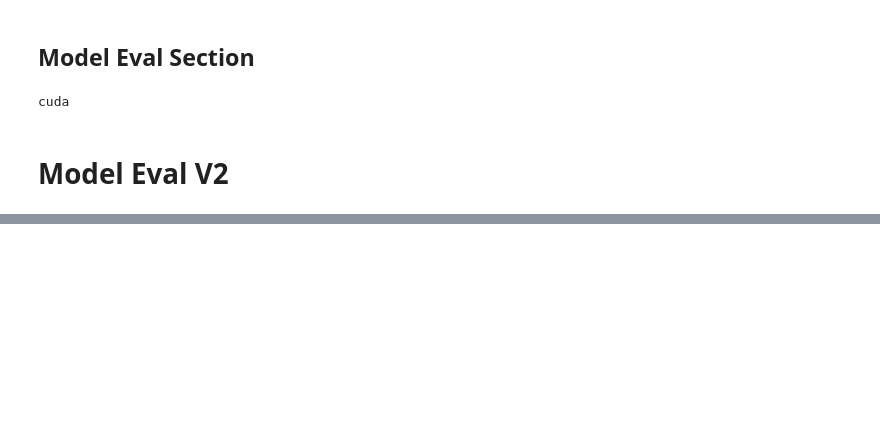
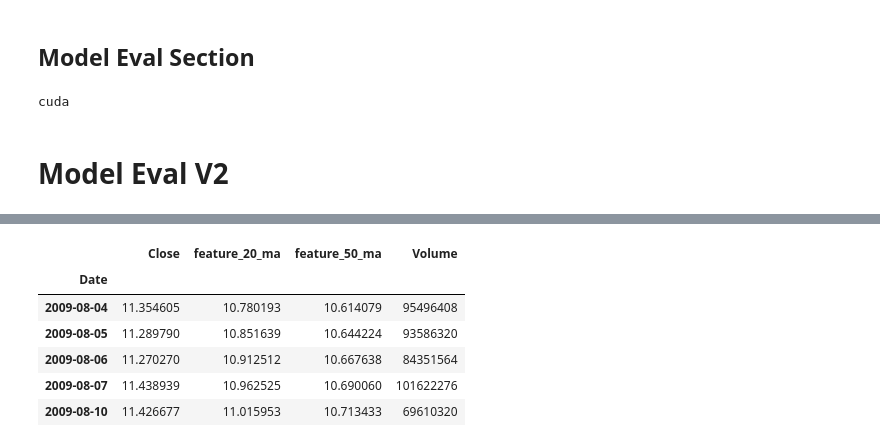
Before and after one commit to Pfannen/AI-Stock-Agent, a Jupyter notebook: notebooks/stock_agent_data.ipynb, the cells around one changed output, grey strips where cells are left out. Cells and saved outputs as stored; diff of their text form; code cells hidden in the pictures; blank space fills up the shorter version.

```diff
--- a/notebooks/stock_agent_data.ipynb
+++ b/notebooks/stock_agent_data.ipynb
@@ -434,11 +464,15 @@ def get_feature_data(data, lookback_interval, data_features: List[DataFeature]):
 
   return feature_data[removal_count:], model_labels[removal_count:]
 
-def add_features_to_data_frame(stock_data_frame, data_features: List[DataFeature]):
+def get_feature_data_frame(stock_data_frame: DataFrame, data_features: List[DataFeature]):
+  feature_data_frame = pd.DataFrame(index=stock_data_frame.index)
+  feature_data_frame = feature_data_frame.rename_axis('Date')
   cutoff = 0
   for feature in data_features:
-    cutoff = max(cutoff, feature.compute_linear_feature(stock_data_frame))
-  return cutoff
+    cur_cutoff, rows = feature.compute_linear_feature(stock_data_frame)
+    cutoff = max(cutoff, cur_cutoff)
+    feature_data_frame[feature.feature_name] = rows
+  return feature_data_frame[cutoff:]
 # %% [markdown]
 #### Scalers
 # %%
@@ -858,0 +889,16 @@ feature.compute_linear_feature(copy_data_frame)
+# %%
+df_test = get_feature_data_frame(GoogleStockData.stock_data, data_features=[
+    ClosingPriceDataFeature(),
+    MovingAverageDataFeature(20),
+    MovingAverageDataFeature(50),
+    VolumeDataFeature()
+])
+df_test.head()
+# %% [output]
+|  | Close | feature_20_ma | feature_50_ma | Volume |
+| Date |  |  |  |  |
+| 2009-08-04 | 11.354605 | 10.780193 | 10.614079 | 95496408 |
+| 2009-08-05 | 11.289790 | 10.851639 | 10.644224 | 93586320 |
+| 2009-08-06 | 11.270270 | 10.912512 | 10.667638 | 84351564 |
+| 2009-08-07 | 11.438939 | 10.962525 | 10.690060 | 101622276 |
+| 2009-08-10 | 11.426677 | 11.015953 | 10.713433 | 69610320 |
```
Also changed, not shown: parts of 17 cells of this notebook.
